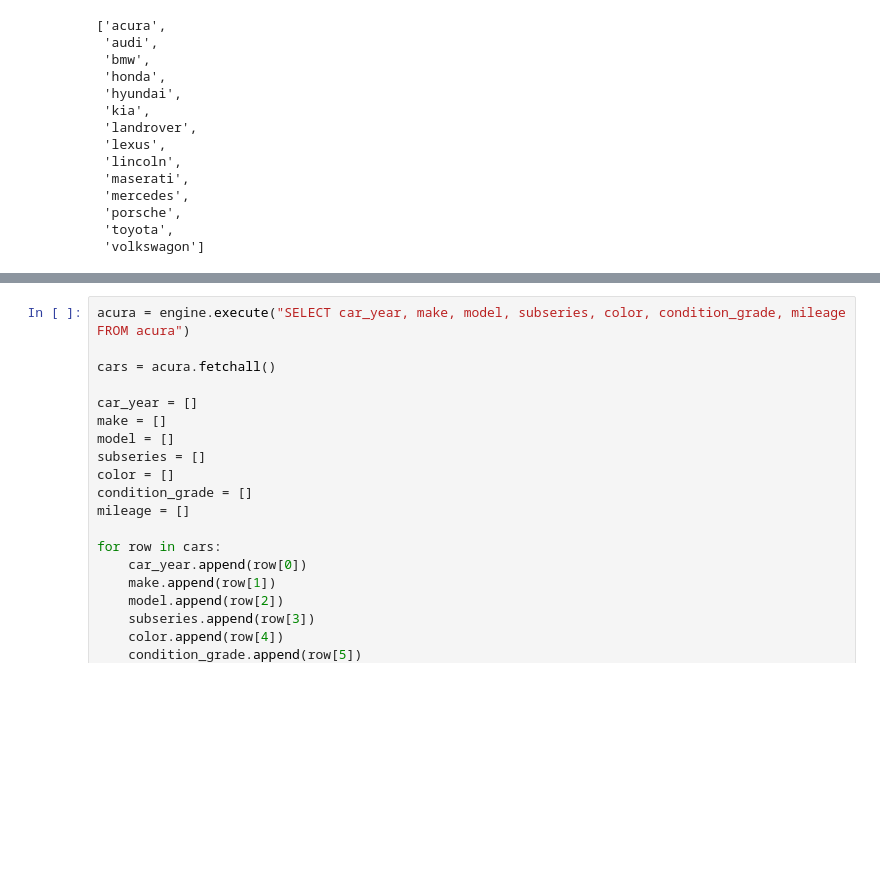
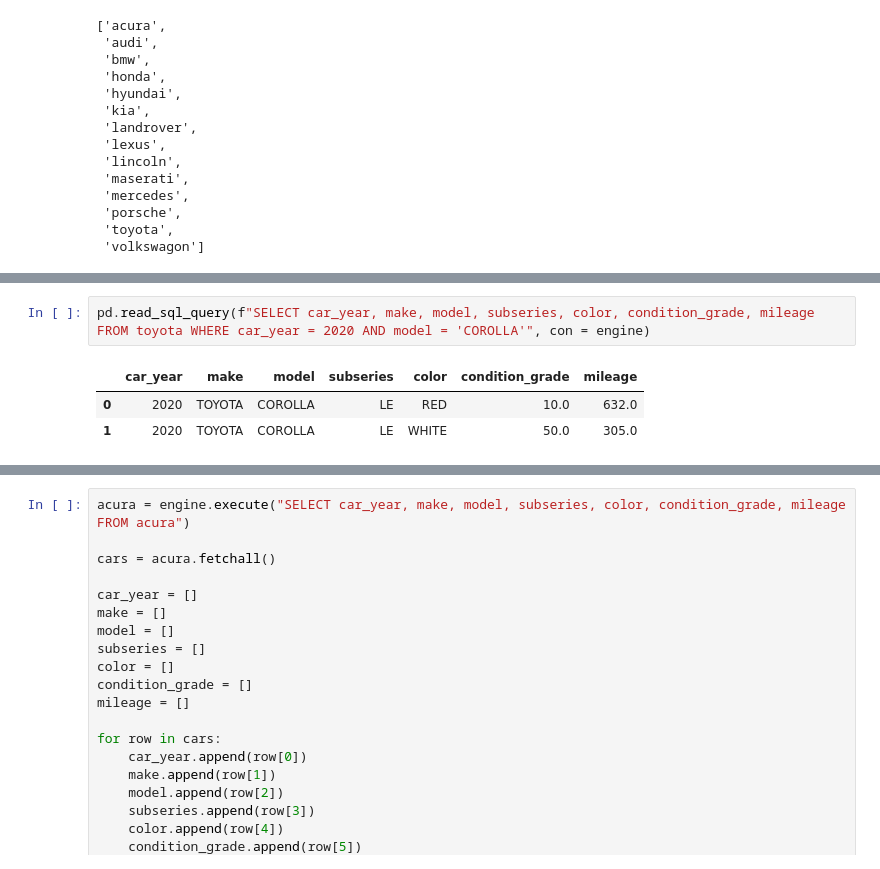
Before and after one commit to epurwant0/car-auction-pp, a Jupyter notebook: Test.ipynb, the cells around one changed output, grey strips where cells are left out. Drawn from its saved outputs; the diff is of its cells as text; blank space fills up the shorter version.

```diff
--- a/Test.ipynb
+++ b/Test.ipynb
@@ -28,0 +73,6 @@ tables
+# %%
+pd.read_sql_query(f"SELECT car_year, make, model, subseries, color, condition_grade, mileage FROM toyota WHERE car_year = 2020 AND model = 'COROLLA'", con = engine)
+# %% [output]
+|  | car_year | make | model | subseries | color | condition_grade | mileage |
+| 0 | 2020 | TOYOTA | COROLLA | LE | RED | 10.0 | 632.0 |
+| 1 | 2020 | TOYOTA | COROLLA | LE | WHITE | 50.0 | 305.0 |
```
Also changed, not shown: parts of 14 cells of this notebook, 5 other files.
